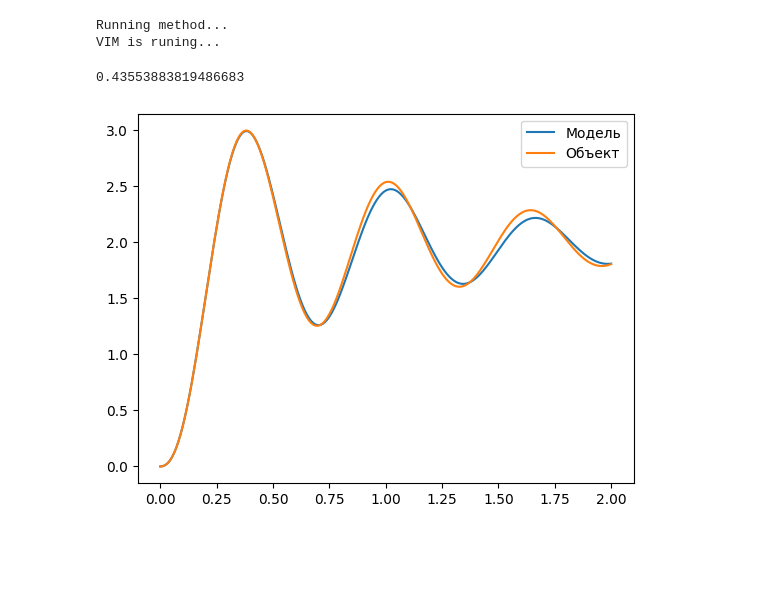
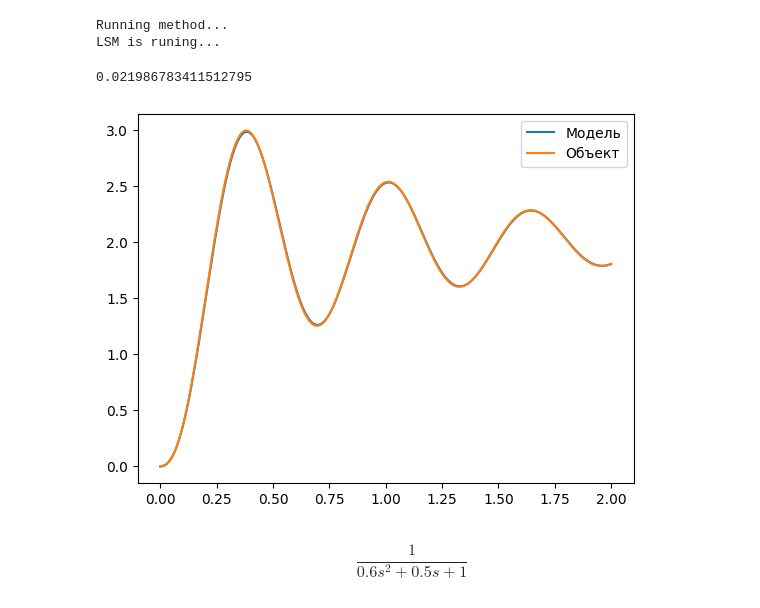
Before and after one commit to artmus208/ident-methods, a Jupyter notebook: test_identify_it.ipynb, the cells around one changed output. Drawn from its saved outputs; the diff is of its cells as text; code cells hidden in the pictures; blank space fills up the shorter version.

```diff
--- a/test_identify_it.ipynb
+++ b/test_identify_it.ipynb
@@ -6,14 +7,26 @@ from identify_it import IdentifyIt
 # %%
 file_path = "test_data/data_for_real.csv"
 degree = 3
 x, y = np.loadtxt(file_path, delimiter=',', unpack=True)
-ident = IdentifyIt(x=x, y=y, degree=3, method=2)
+ident = IdentifyIt(x=x, y=y, degree=3, method=1)
 plt.plot(ident.x, ident.y_m, label="Модель")
 plt.plot(x, y, label="Объект")
 plt.legend()
 ident.error
 # %% [output]
 Running method...
-VIM is runing...
+LSM is runing...
-0.43553883819486683
+0.021986783411512795
-[figure, old version]
+[figure, new version]
+# %%
+# хочу подать часть синусоиды на какое-нибудь апериодическое звено второго порядка:
+# делаю само звено:
+sp.var('s')
+T1 = 1.2
+T2 = 0.5
+num = [1]
+den = [T1*T2, T2, 1]
+aper = co.tf(num, den)
+aper
+# %% [output]
+$$\frac{1}{0.6 s^2 + 0.5 s + 1}$$
```
Also changed, not shown: parts of 5 cells of this notebook, 1 other file.
